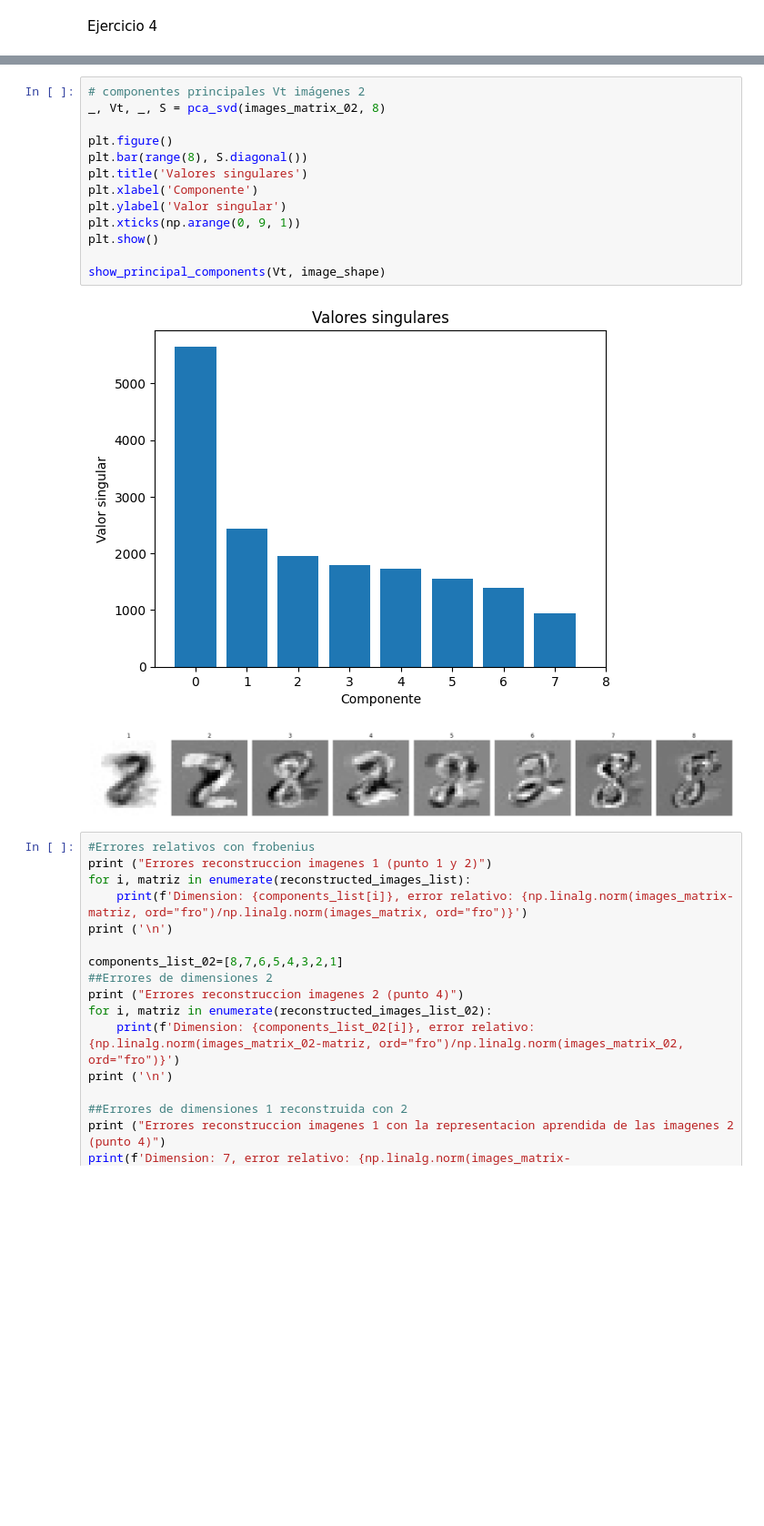
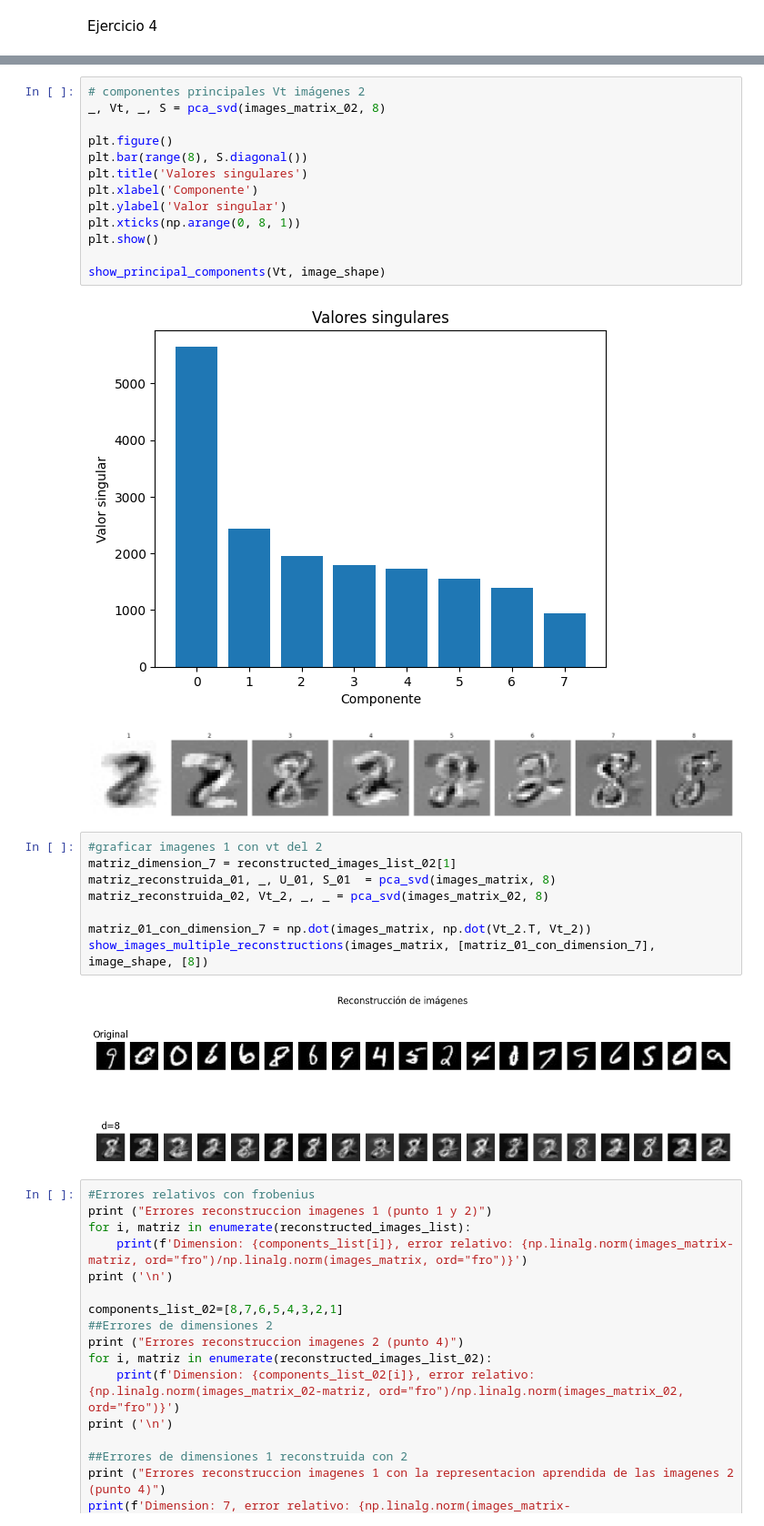
Before and after one commit to lucasU1969/tp_m-todos_2, a Jupyter notebook: punto2.ipynb, the cells around one changed output, grey strips where cells are left out. Shown: that part at 91% size. Drawn from its saved outputs; the diff is of its cells as text; blank space fills up the shorter version.

```diff
--- a/punto2.ipynb
+++ b/punto2.ipynb
@@ -197,13 +184,23 @@ plt.bar(range(8), S.diagonal())
 plt.title('Valores singulares')
 plt.xlabel('Componente')
 plt.ylabel('Valor singular')
-plt.xticks(np.arange(0, 9, 1))
+plt.xticks(np.arange(0, 8, 1))
 plt.show()
 
 show_principal_components(Vt, image_shape)
 # %% [output]
-[figure, old version]
+[figure, new version]
 [figure]
+# %%
+#graficar imagenes 1 con vt del 2
+matriz_dimension_7 = reconstructed_images_list_02[1]
+matriz_reconstruida_01, _, U_01, S_01  = pca_svd(images_matrix, 8)
+matriz_reconstruida_02, Vt_2, _, _ = pca_svd(images_matrix_02, 8)
+
+matriz_01_con_dimension_7 = np.dot(images_matrix, np.dot(Vt_2.T, Vt_2))
+show_images_multiple_reconstructions(images_matrix, [matriz_01_con_dimension_7], image_shape, [8])
+# %% [output]
+[figure, added]
 # %%
 #Errores relativos con frobenius
 print ("Errores reconstruccion imagenes 1 (punto 1 y 2)")
```
Also changed, not shown: parts of 7 cells of this notebook.
